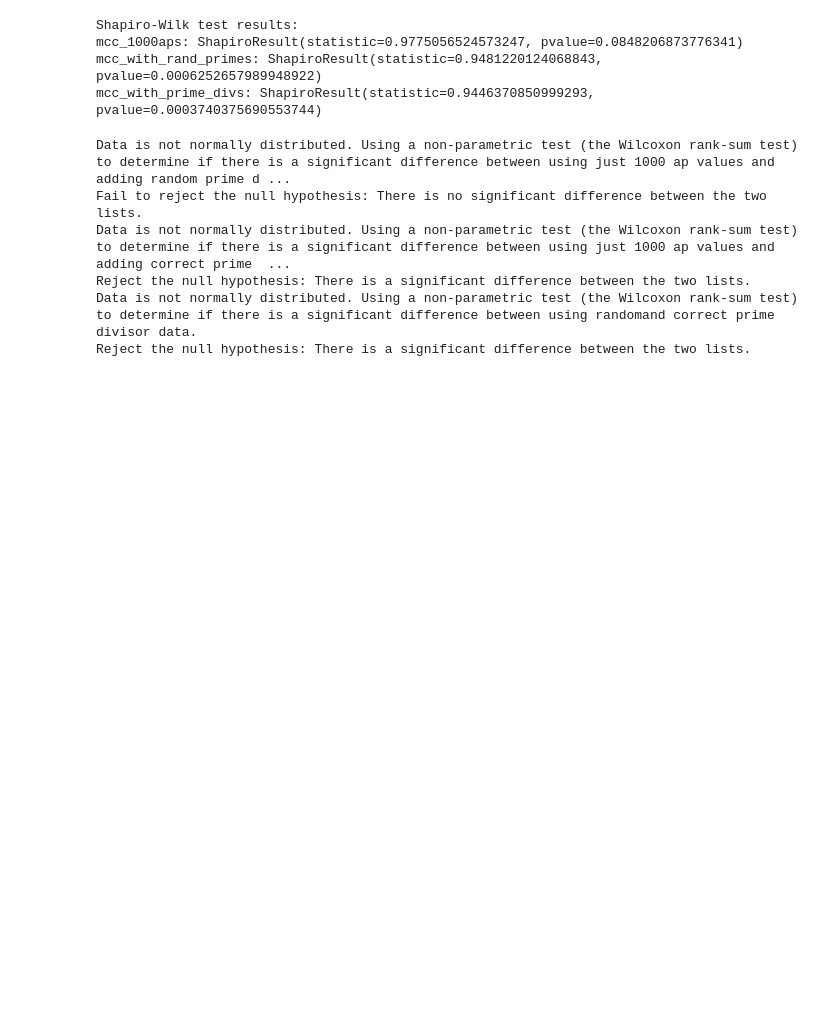
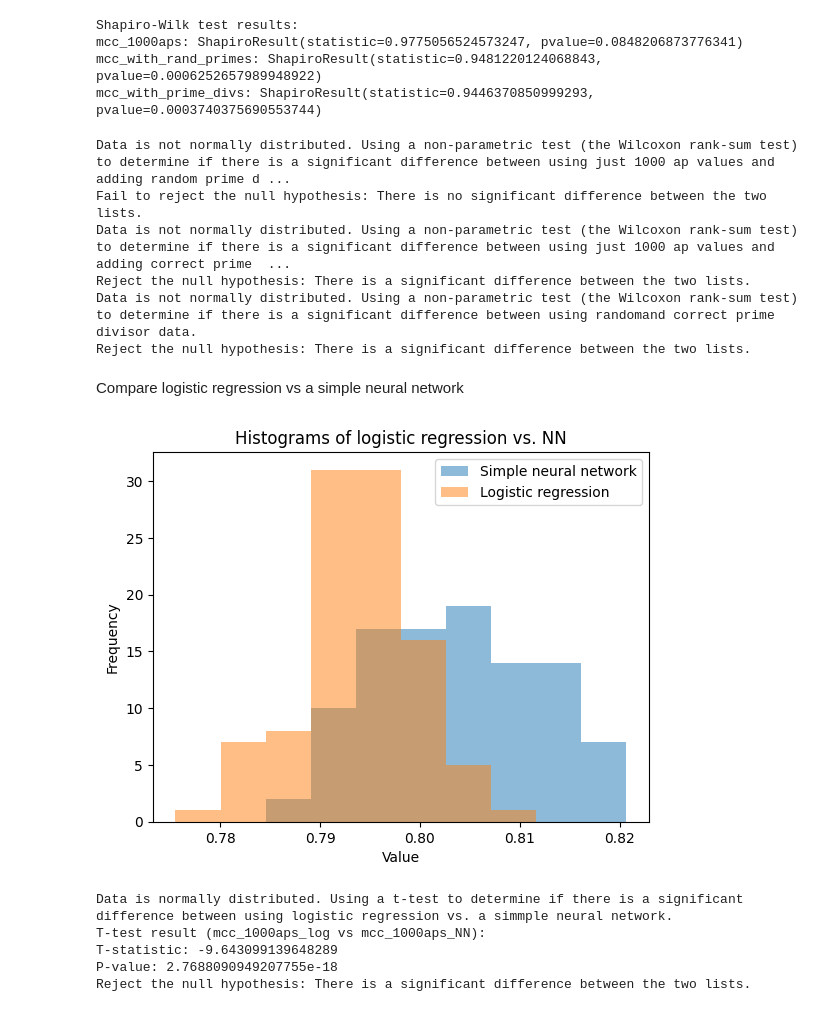
Before and after one commit to BarinderBanwait/ml_rnt, a Jupyter notebook: notebooks/NN_2layer.ipynb, the cells around one changed output. Drawn from its saved outputs; the diff is of its cells as text; code cells hidden in the pictures; blank space fills up the shorter version.

```diff
--- a/notebooks/NN_2layer.ipynb
+++ b/notebooks/NN_2layer.ipynb
@@ -558,3 +566,58 @@ Data is not normally distributed. Using a non-parametric test (the Wilcoxon rank
 Reject the null hypothesis: There is a significant difference between the two lists.
 Data is not normally distributed. Using a non-parametric test (the Wilcoxon rank-sum test) to determine if there is a significant difference between using randomand correct prime divisor data.
 Reject the null hypothesis: There is a significant difference between the two lists.
+# %% [markdown]
+Compare logistic regression vs a simple neural network
+# %%
+bins = 10
+
+# Calculate the bin edges using the combined data
+all_data = np.concatenate([mcc_1000aps_NN, mcc_1000aps_log])
+bin_edges = np.histogram_bin_edges(all_data, bins=bins)
+
+# Plot histograms with the same bin edges
+plt.hist(mcc_1000aps_NN, bins=bin_edges, alpha=0.5, label='Simple neural network')
+plt.hist(mcc_1000aps_log, bins=bin_edges, alpha=0.5, label='Logistic regression')
+
+# Adding titles and labels
+plt.title('Histograms of logistic regression vs. NN')
+plt.xlabel('Value')
+plt.ylabel('Frequency')
+
+# Adding a legend
+plt.legend(loc='upper right')
+
+# Show plot
+plt.show()
+
+
+
+alpha = 0.05
+
+if shapiro_test_1000aps_log.pvalue > 0.05 and shapiro_test_1000aps_NN.pvalue > 0.05:
+    print("Data is normally distributed. Using a t-test to determine if there is a significant difference between using logistic regression vs. a simmple neural network.")
+    t_stat, p_value = stats.ttest_ind(mcc_1000aps_log, mcc_1000aps_NN)
+    print(f"T-test result (mcc_1000aps_log vs mcc_1000aps_NN):")
+    print(f'T-statistic: {t_stat}')
+    print(f'P-value: {p_value}')
+    if p_value < alpha:
+        print("Reject the null hypothesis: There is a significant difference between the two lists.")
+    else:
+        print("Fail to reject the null hypothesis: There is no significant difference between the two lists.")
+else:
+    print("Data is not normally distributed. Using a non-parametric test (the Wilcoxon rank-sum test) to determine if there is a significant difference between using logistic regression vs. a simmple neural network.")
+    rank_stat, rank_p_value = ranksums(mcc_1000aps_log, mcc_1000aps_NN)
+    print(f"Wilcoxon rank-sum test result (mcc_1000aps_log vs mcc_1000aps_NN):")
+    print(f'Rank-statistic: {rank_stat}')
+    print(f'Rank p-value: {rank_p_value}')
+    if rank_p_value < alpha:
+        print("Reject the null hypothesis: There is a significant difference between the two lists.")
+    else:
+        print("Fail to reject the null hypothesis: There is no significant difference between the two lists.")
+# %% [output]
+[figure, added]
+Data is normally distributed. Using a t-test to determine if there is a significant difference between using logistic regression vs. a simmple neural network.
+T-test result (mcc_1000aps_log vs mcc_1000aps_NN):
+T-statistic: -9.643099139648289
+P-value: 2.7688090949207755e-18
+Reject the null hypothesis: There is a significant difference between the two lists.
```
Also changed, not shown: parts of 3 cells of this notebook.
